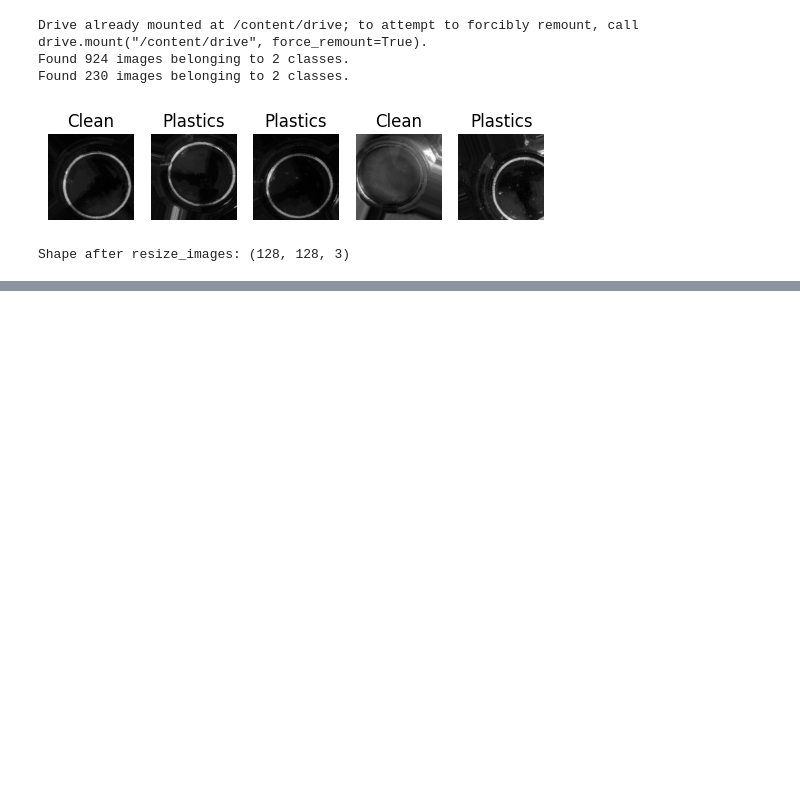
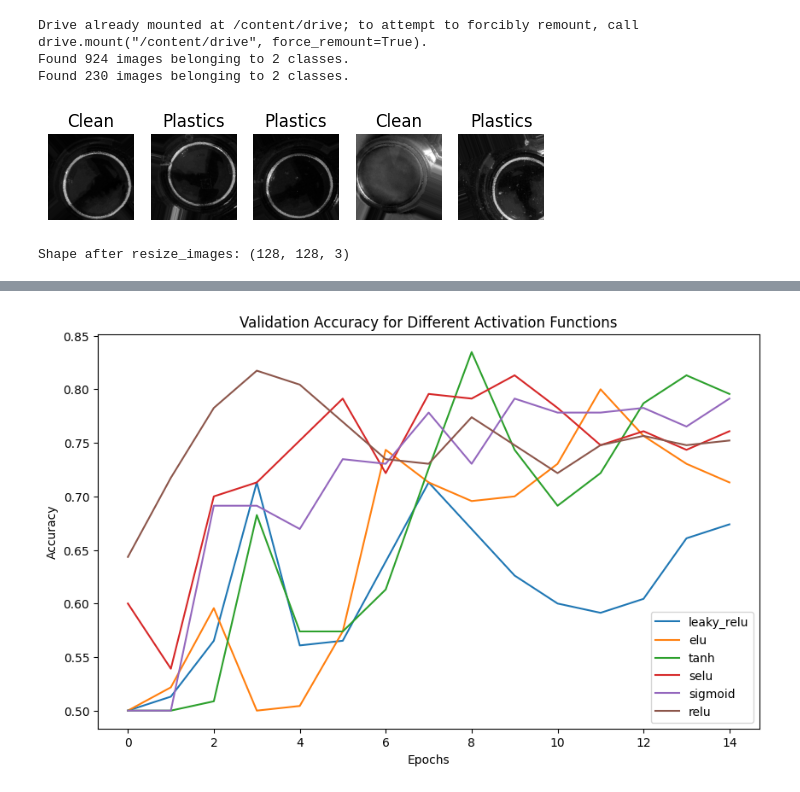
Before and after one commit to S-Bonillas/Image_Recognition_for_Microplastics, a Jupyter notebook: P4_MicroPystics.ipynb, the cells around one changed output, grey strips where cells are left out. Cells and saved outputs as stored; diff of their text form; code cells hidden in the pictures; blank space fills up the shorter version.

```diff
--- a/P4_MicroPystics.ipynb
+++ b/P4_MicroPystics.ipynb
@@ -204,0 +305,13 @@ model.save_weights('MicroPystics.h5')
+# %%
+# Plot the results
+plt.figure(figsize=(10, 6))
+for activation, accuracy in results.items():
+    plt.plot(accuracy, label=activation)
+
+plt.title('Validation Accuracy for Different Activation Functions')
+plt.xlabel('Epochs')
+plt.ylabel('Accuracy')
+plt.legend()
+plt.show()
+# %% [output]
+[figure, added]
```
Also changed, not shown: parts of 8 cells of this notebook, 1 other file.
